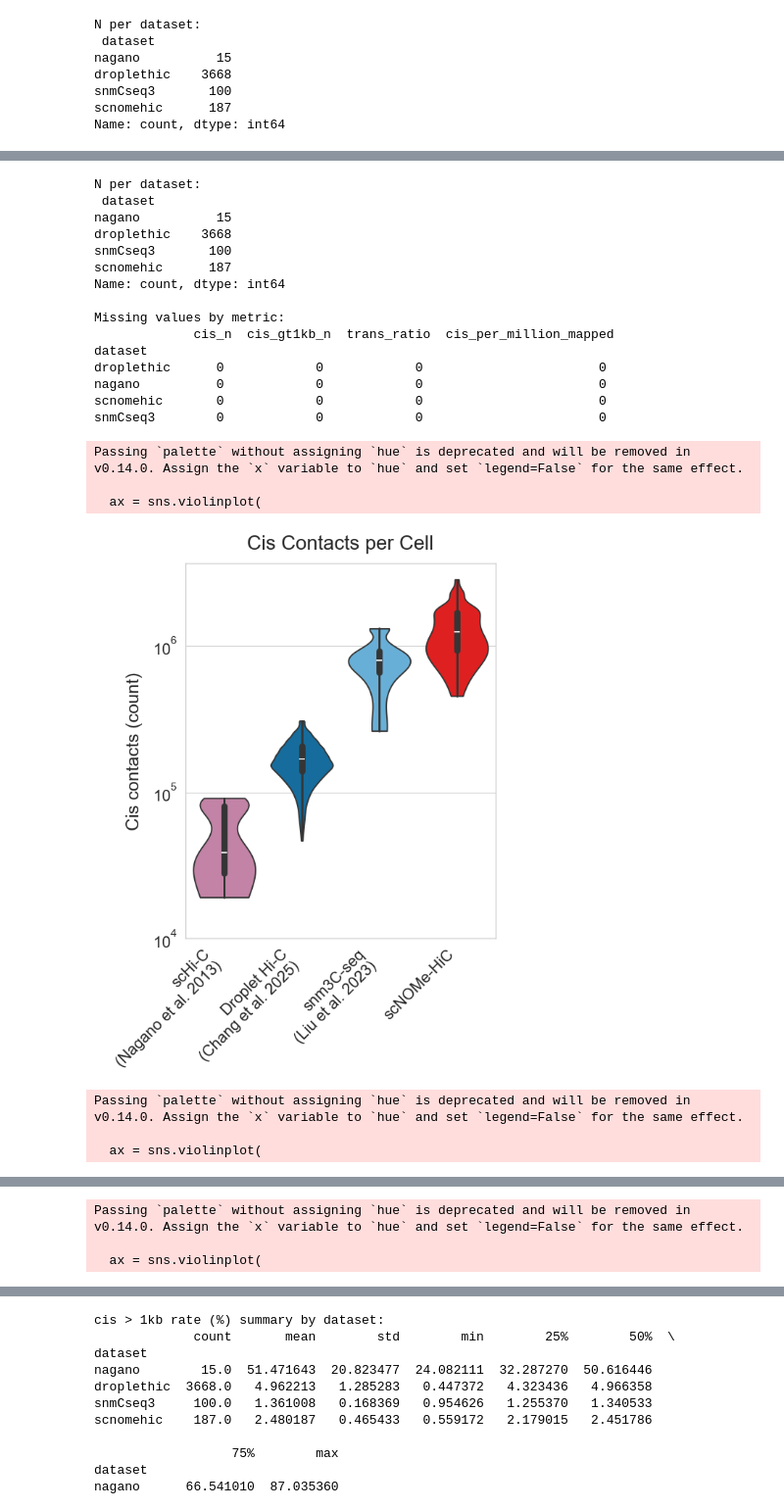
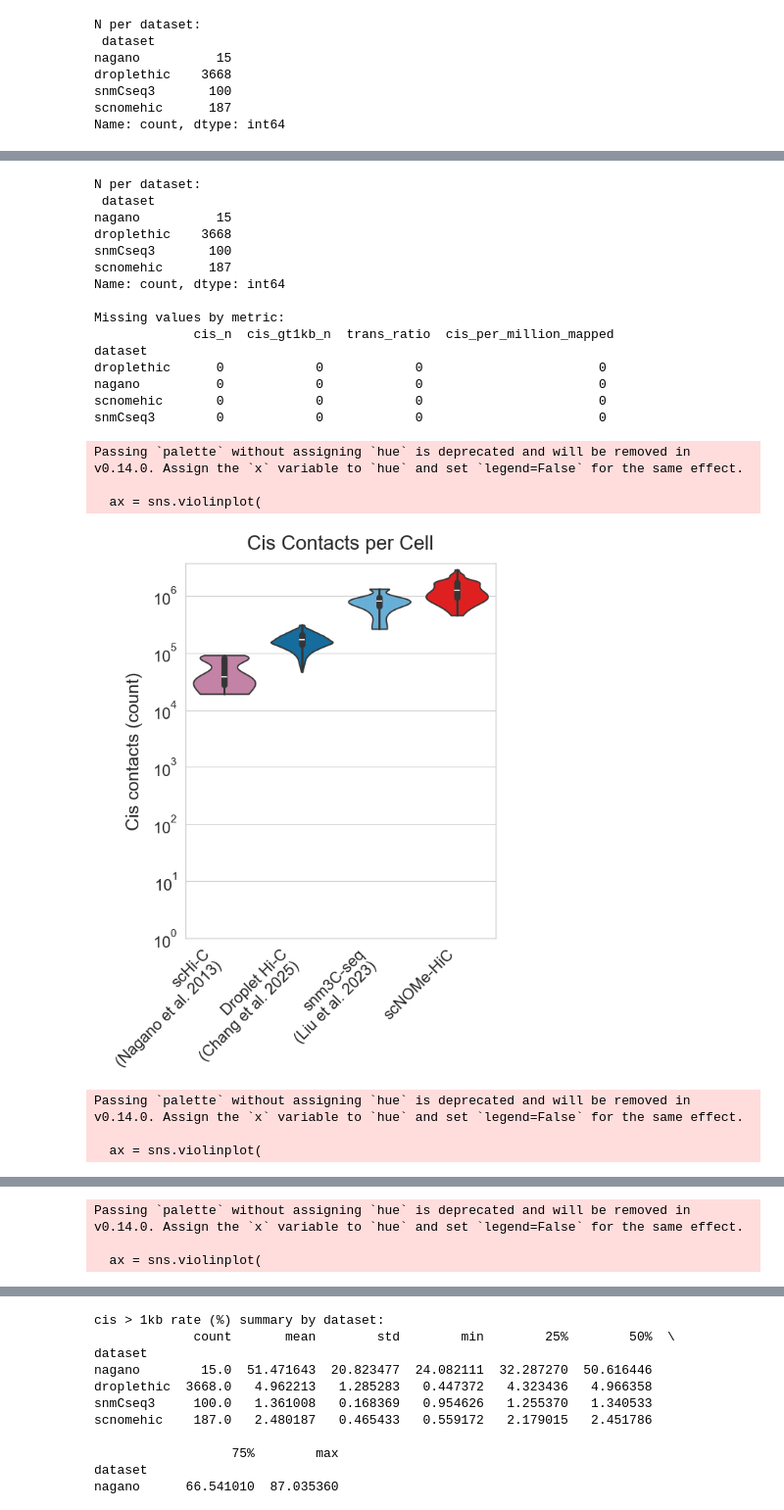
Before and after one commit to yoshihiko1218/snomehic_benchmark, a Jupyter notebook: summary/qc.ipynb, the cells around one changed output, grey strips where cells are left out. Shown at 98% size. Drawn from its saved outputs; the diff is of its cells as text; code cells hidden in the pictures.

```diff
--- a/summary/qc.ipynb
+++ b/summary/qc.ipynb
@@ -1286,9 +1286,7 @@ def violin_plot(df, y, title, ylabel, log=False, ylim=None, fname="plot.pdf"):
     if log:
         ax.set_yscale("log")
         ax.yaxis.set_major_formatter(ticker.LogFormatterMathtext(base=10))
-        _pos = df[y][df[y] > 0]
-        if len(_pos):
-            ax.set_ylim(bottom=10 ** np.floor(np.log10(_pos.min())))  # lower log floor so violins are not clipped
+        ax.set_ylim(bottom=1)  # 10^0 lower bound for the log y-axis
     if ylim is not None:
         ax.set_ylim(*ylim)
 
@@ -1572,9 +1570,7 @@ def violin_plot(df, y, title, ylabel, log=False, ylim=None, fname="plot.pdf"):
     if log:
         ax.set_yscale("log")
         ax.yaxis.set_major_formatter(ticker.LogFormatterMathtext(base=10))
-        _pos = df[y][df[y] > 0]
-        if len(_pos):
-            ax.set_ylim(bottom=10 ** np.floor(np.log10(_pos.min())))  # lower log floor so violins are not clipped
+        ax.set_ylim(bottom=1)  # 10^0 lower bound for the log y-axis
     if ylim is not None:
         ax.set_ylim(*ylim)
 
@@ -1611,34 +1607,34 @@ violin_plot(
     fname="figures/hic_trans_ratio_violin.pdf"
 )
 
 # 4) cis_per_million_mapped
 violin_plot(
     hic_df_cpm, "cis_per_million_mapped",
     title="Cis > 1 kb per Million Mapped Reads",
     ylabel="Cis > 1 kb per 1e6 mapped reads",
     log=True,
     fname="figures/hic_cis_per_million_violin.pdf"
 )
 # %% [output]
 N per dataset:
  dataset
 nagano          15
 droplethic    3668
 snmCseq3       100
 scnomehic      187
 Name: count, dtype: int64
 
 Missing values by metric:
              cis_n  cis_gt1kb_n  trans_ratio  cis_per_million_mapped
 dataset
 droplethic      0            0            0                       0
 nagano          0            0            0                       0
 scnomehic       0            0            0                       0
 snmCseq3        0            0            0                       0
 Passing `palette` without assigning `hue` is deprecated and will be removed in v0.14.0. Assign the `x` variable to `hue` and set `legend=False` for the same effect.
 
   ax = sns.violinplot(
-[figure, old version]
+[figure, new version]
 Passing `palette` without assigning `hue` is deprecated and will be removed in v0.14.0. Assign the `x` variable to `hue` and set `legend=False` for the same effect.
 
   ax = sns.violinplot(
```
Also changed, not shown: parts of 3 cells of this notebook, 19 other files.
